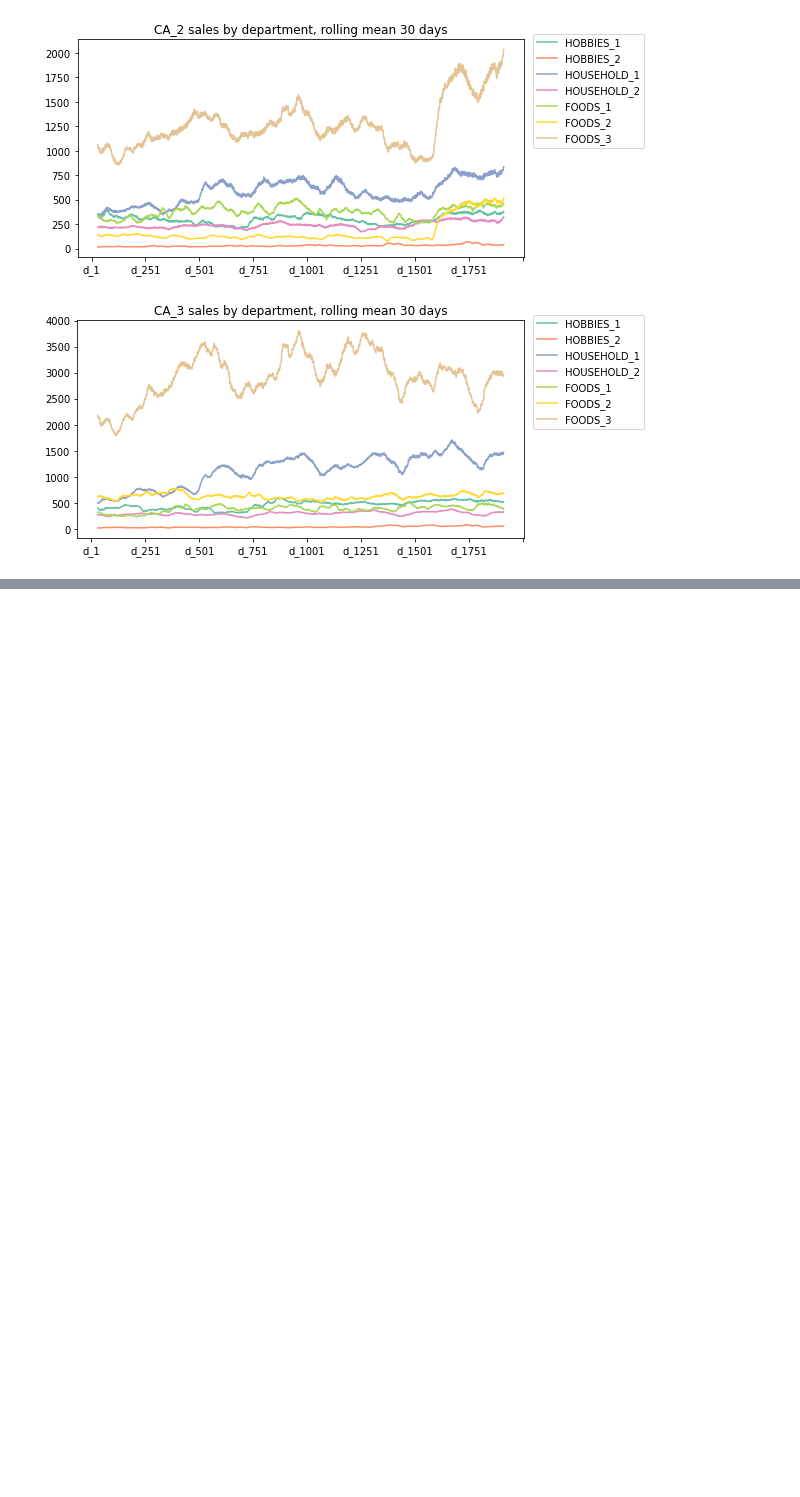
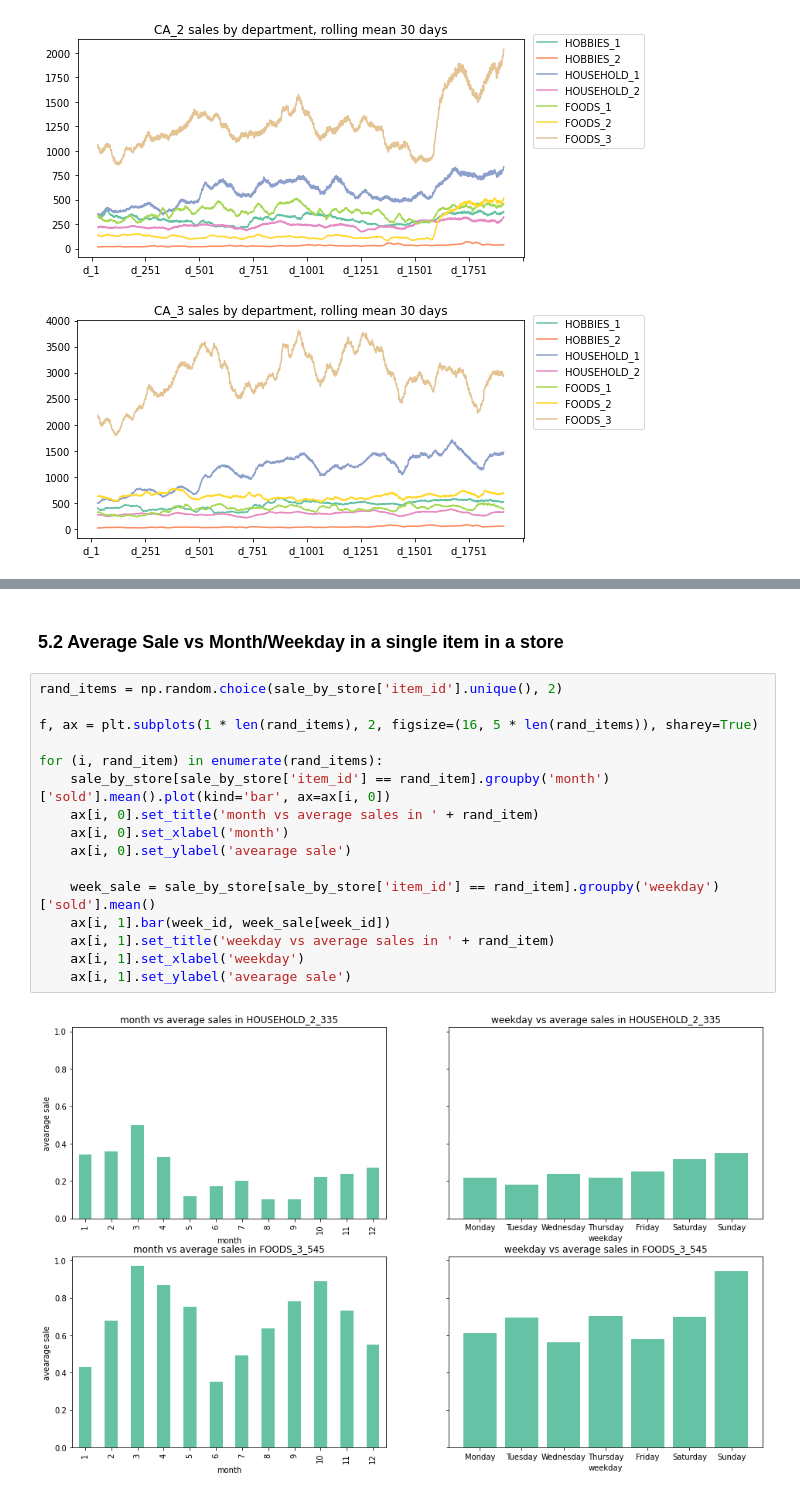
Before and after one commit to kanitjompuk40/GroupWork, a Jupyter notebook: AML/EDA-Panpan.ipynb, the cells around one changed output, grey strips where cells are left out. Drawn from its saved outputs; the diff is of its cells as text; blank space fills up the shorter version.

```diff
--- a/AML/EDA-Panpan.ipynb
+++ b/AML/EDA-Panpan.ipynb
@@ -668,0 +746,20 @@ FixedFormatter should only be used together with FixedLocator
+# %% [markdown]
+### 5.2 Average Sale vs Month/Weekday in a single item in a store
+# %%
+rand_items = np.random.choice(sale_by_store['item_id'].unique(), 2)
+
+f, ax = plt.subplots(1 * len(rand_items), 2, figsize=(16, 5 * len(rand_items)), sharey=True)
+
+for (i, rand_item) in enumerate(rand_items):
+    sale_by_store[sale_by_store['item_id'] == rand_item].groupby('month')['sold'].mean().plot(kind='bar', ax=ax[i, 0])
+    ax[i, 0].set_title('month vs average sales in ' + rand_item)
+    ax[i, 0].set_xlabel('month')
+    ax[i, 0].set_ylabel('avearage sale')
+
+    week_sale = sale_by_store[sale_by_store['item_id'] == rand_item].groupby('weekday')['sold'].mean()
+    ax[i, 1].bar(week_id, week_sale[week_id])
+    ax[i, 1].set_title('weekday vs average sales in ' + rand_item)
+    ax[i, 1].set_xlabel('weekday')
+    ax[i, 1].set_ylabel('avearage sale')
+# %% [output]
+[figure, added]
```
Also changed, not shown: parts of 17 cells of this notebook.
